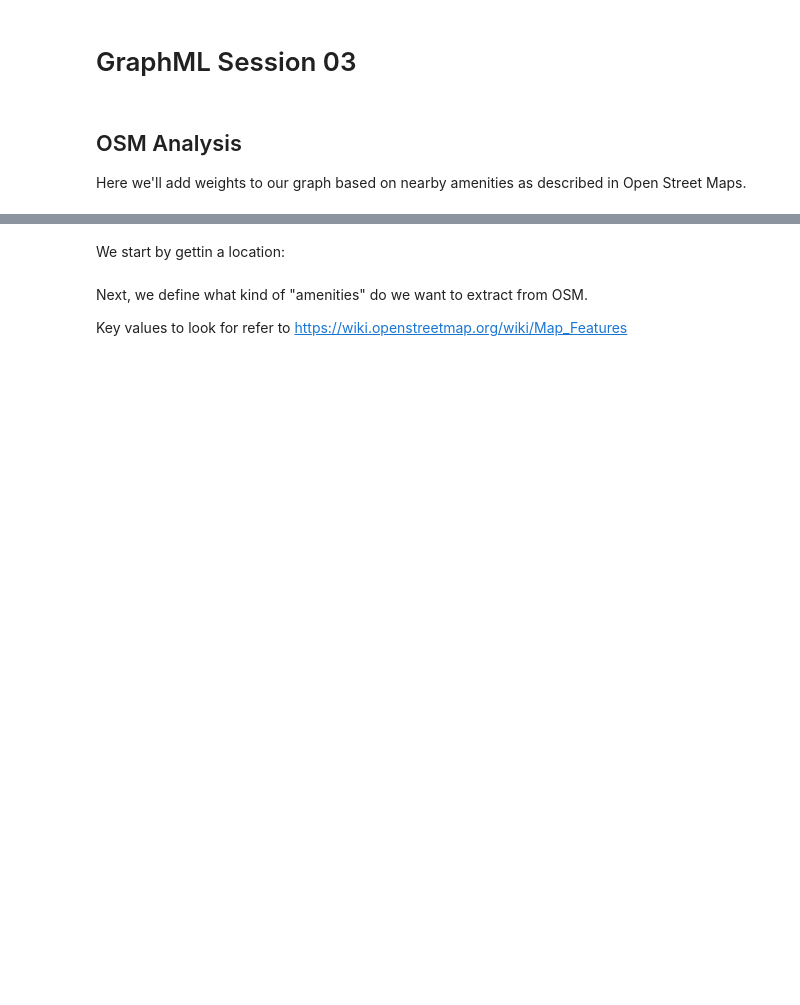
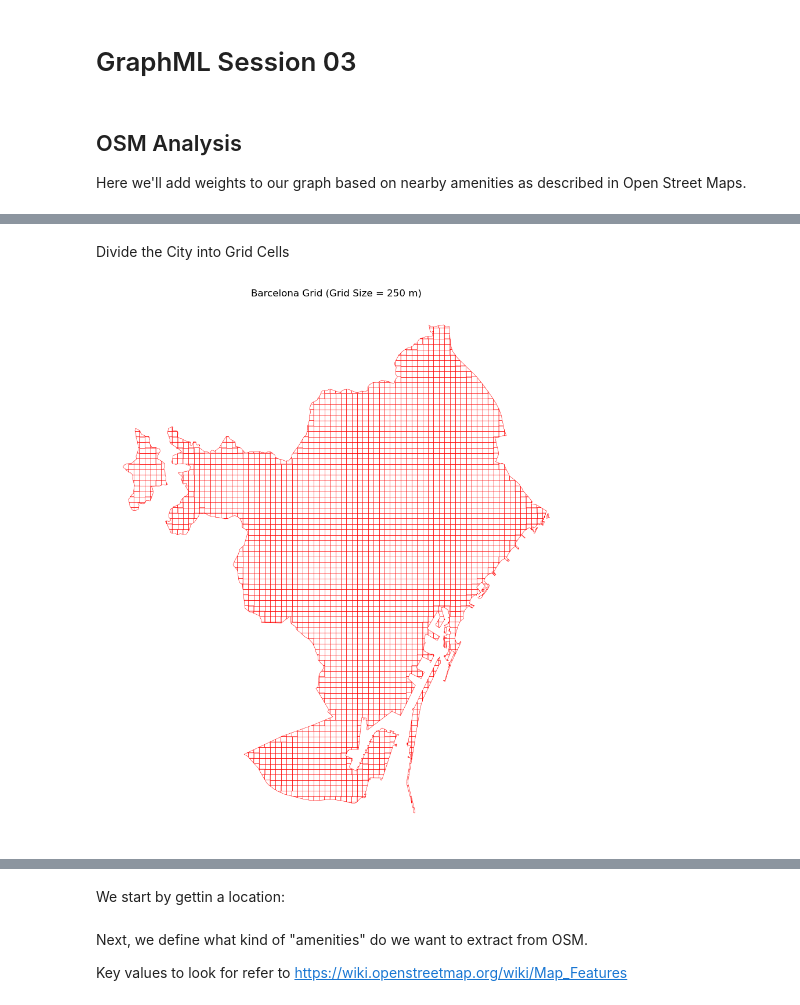
Before and after one commit to sahilyousafp/AEC_HACKATHON_BIG, a Jupyter notebook: OSM_data.ipynb, the cells around one changed output, grey strips where cells are left out. Cells and saved outputs as stored; diff of their text form; code cells hidden in the pictures; blank space fills up the shorter version.

```diff
--- a/OSM_data.ipynb
+++ b/OSM_data.ipynb
@@ -33,3 +34,35 @@ from collections import Counter
 
 %matplotlib inline
 import matplotlib.pyplot as plt
+# %% [markdown]
+ Divide the City into Grid Cells
+# %%
+import osmnx as ox
+import geopandas as gpd
+import matplotlib.pyplot as plt
+from shapely.geometry import box
+import numpy as np
+
+# Get city boundary
+barcelona = ox.geocode_to_gdf("Barcelona, Spain").to_crs(epsg=3857)
+
+# Grid size in meters – change this value to test
+grid_size = 250  # Try 150, 200, etc.
+
+# Generate grid
+minx, miny, maxx, maxy = barcelona.total_bounds
+cells = []
+for x in np.arange(minx, maxx, grid_size):
+    for y in np.arange(miny, maxy, grid_size):
+        cells.append(box(x, y, x + grid_size, y + grid_size))
+grid = gpd.GeoDataFrame(geometry=cells, crs=barcelona.crs)
+grid = gpd.overlay(grid, barcelona, how="intersection")
+grid["cell_id"] = range(len(grid))
+# Plot the grid only
+fig, ax = plt.subplots(figsize=(12, 12))
+grid.plot(ax=ax, edgecolor="red", facecolor="none", linewidth=0.4)
+plt.title(f"Barcelona Grid (Grid Size = {grid_size} m)")
+plt.axis("off")
+plt.show()
+# %% [output]
+[figure, added]
```
Also changed, not shown: parts of 17 cells of this notebook.
